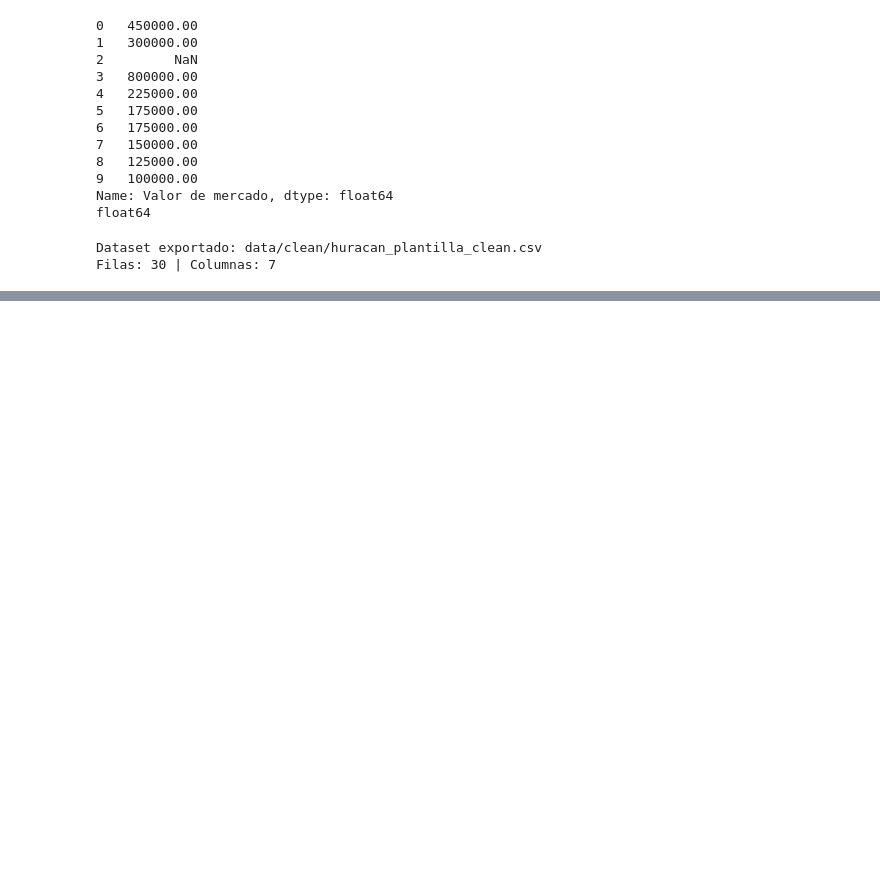
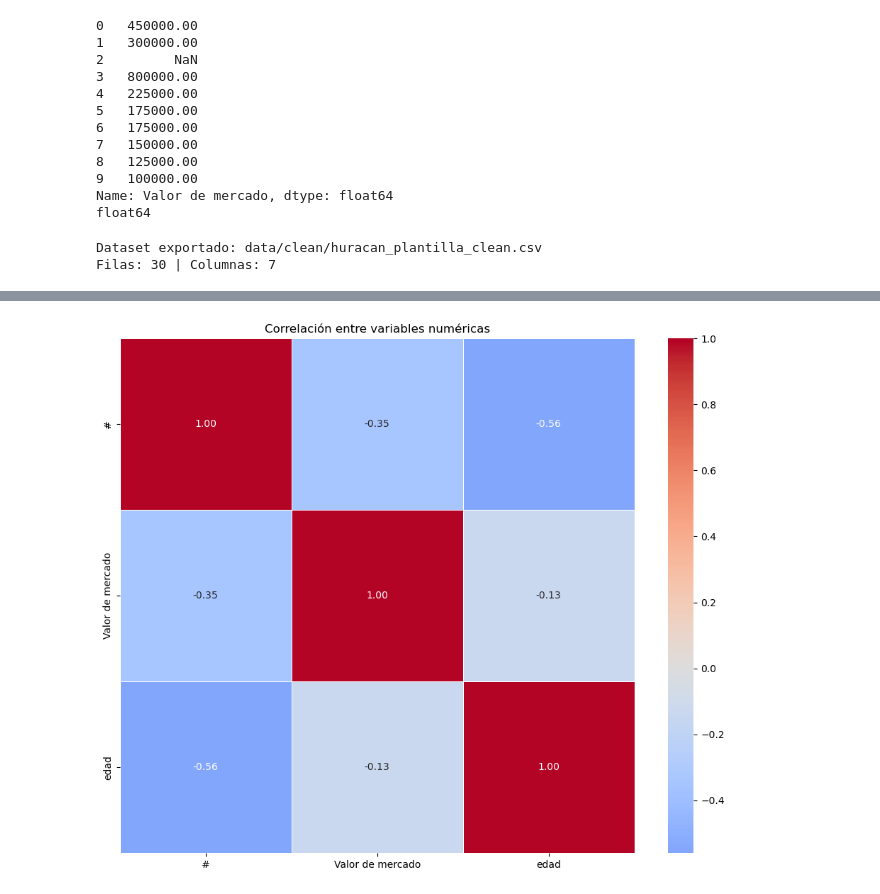
Before and after one commit to andressonsino/football-data-analysis, a Jupyter notebook: huracan/plantel_huracan_2026_semestre_1.ipynb, the cells around one changed output, grey strips where cells are left out. Saved outputs shown, nothing was run; the diff lists cells and outputs as text; code cells hidden in the pictures; blank space fills up the shorter version.

```diff
--- a/huracan/plantel_huracan_2026_semestre_1.ipynb
+++ b/huracan/plantel_huracan_2026_semestre_1.ipynb
@@ -310,0 +415,18 @@ Filas: 30 | Columnas: 7
+# %%
+plt.figure(figsize=(10, 8))
+correlacion = df[columnas_numericas].corr()
+
+sns.heatmap(
+    correlacion,
+    annot=True,
+    fmt='.2f',
+    cmap='coolwarm',
+    center=0,
+    linewidths=0.5,
+    square=True
+)
+plt.title('Correlación entre variables numéricas')
+plt.tight_layout()
+plt.show()
+# %% [output]
+[figure, added]
```
Also changed, not shown: parts of 10 cells of this notebook.
